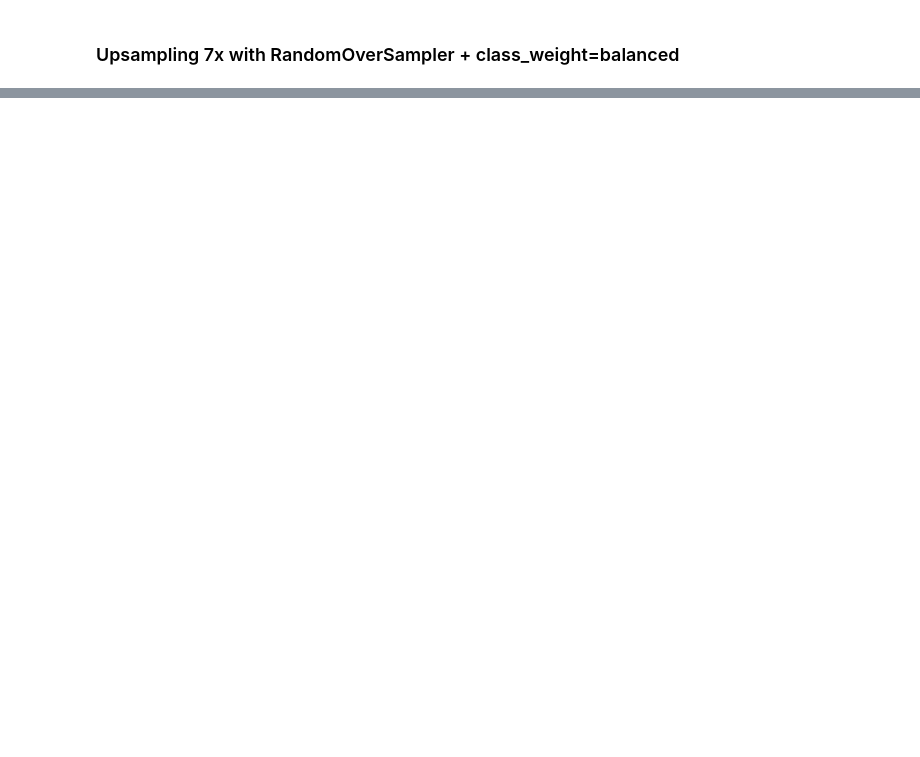
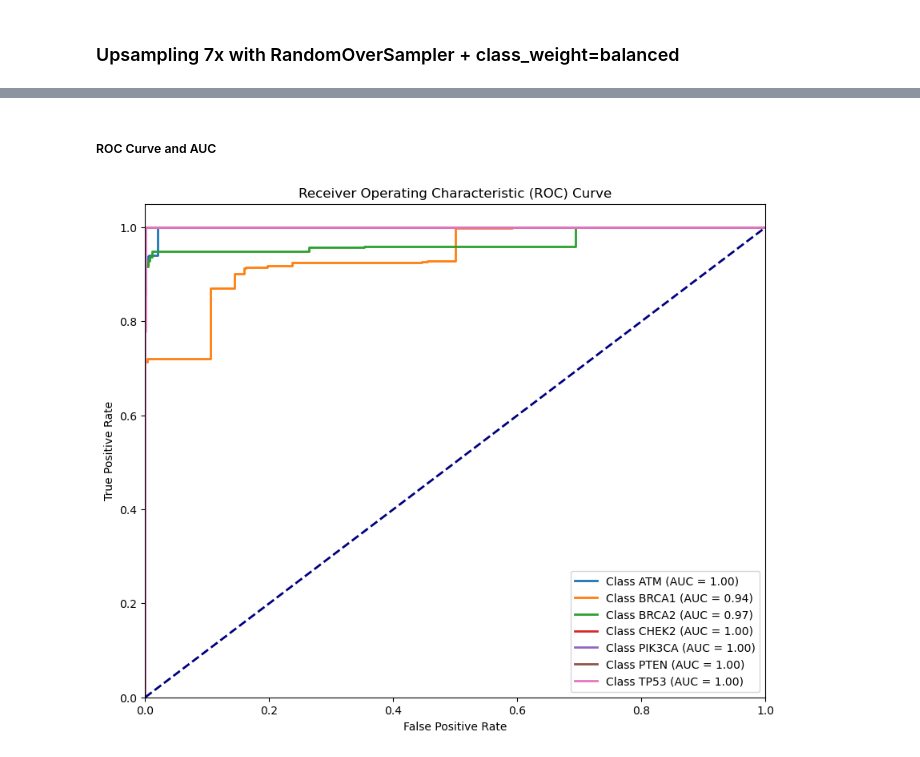
Before and after one commit to TerezaRosier/Prediction-of-Breast-Cancer-Related-Genes-Proteins-Using-Machine-Learning, a Jupyter notebook: Random Forest - Final.ipynb, the cells around one changed output, grey strips where cells are left out. Drawn from its saved outputs; the diff is of its cells as text; code cells hidden in the pictures; blank space fills up the shorter version.

```diff
--- a/Random Forest - Final.ipynb
+++ b/Random Forest - Final.ipynb
@@ -380,0 +497,22 @@ weighted avg       0.95      0.95      0.95    166167
+# %% [markdown]
+##### ROC Curve and AUC
+# %%
+# Binarizing the test labels
+y_test_bin = label_binarize(y_test, classes=range(len(label_encoder.classes_)))
+y_probs = rf_model.predict_proba(X_test_final)
+
+plt.figure(figsize=(10, 8))
+for i in range(y_test_bin.shape[1]):
+    fpr, tpr, _ = roc_curve(y_test_bin[:, i], y_probs[:, i])
+    plt.plot(fpr, tpr, lw=2, label=f'Class {label_encoder.classes_[i]} (AUC = {roc_auc_score(y_test_bin[:, i], y_probs[:, i]):.2f})')
+
+plt.plot([0, 1], [0, 1], color='navy', lw=2, linestyle='--')
+plt.xlim([0.0, 1.0])
+plt.ylim([0.0, 1.05])
+plt.xlabel('False Positive Rate')
+plt.ylabel('True Positive Rate')
+plt.title('Receiver Operating Characteristic (ROC) Curve')
+plt.legend(loc="lower right")
+plt.show()
+# %% [output]
+[figure, added]
```
Also changed, not shown: parts of 11 cells of this notebook.
